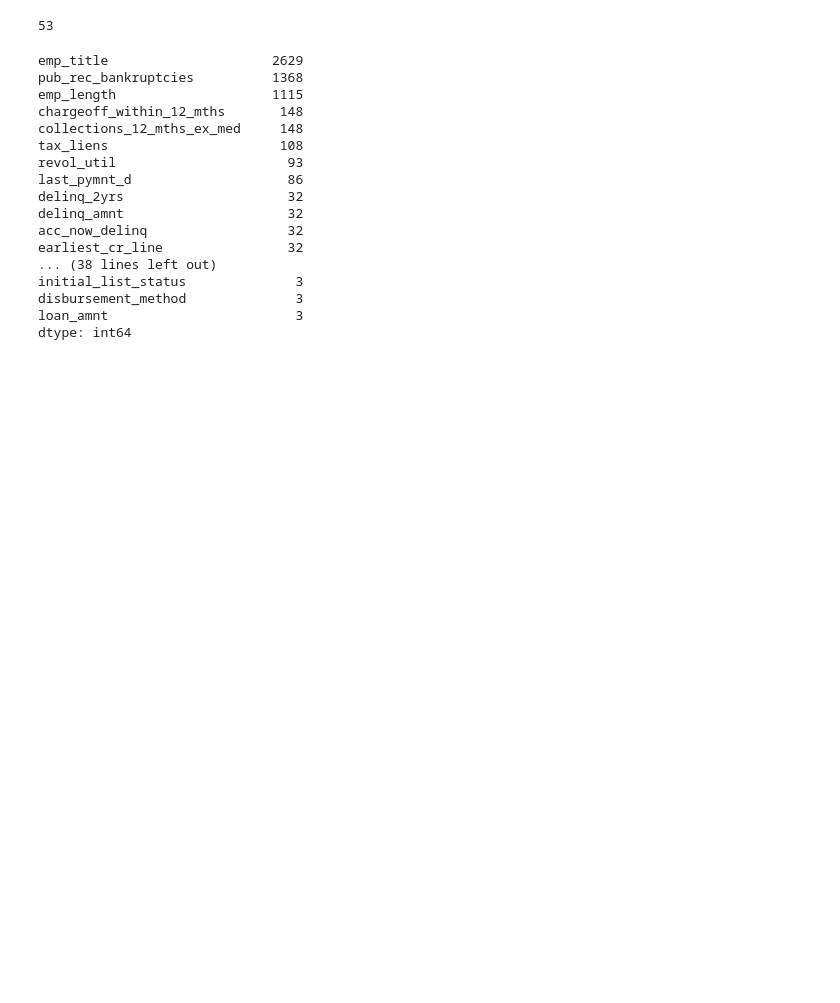
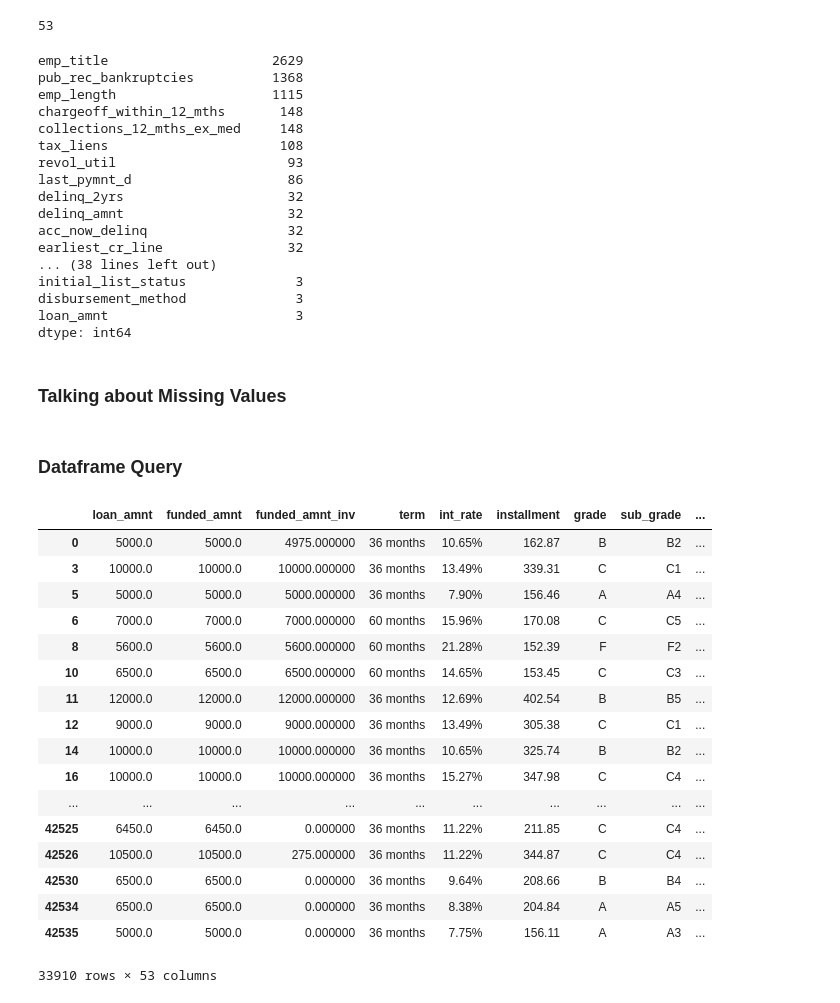
Before and after one commit to rahulvaish/MachineLearning-Python, a Jupyter notebook: UnderstandingDataCleaning.ipynb, the cells around one changed output. Saved outputs shown, nothing was run; the diff lists cells and outputs as text; code cells hidden in the pictures; blank space fills up the shorter version.

```diff
--- a/UnderstandingDataCleaning.ipynb
+++ b/UnderstandingDataCleaning.ipynb
@@ -2,7 +2,7 @@
 import numpy as np
 import pandas as pd
 # %%
-df = pd.read_csv('C:/Users/rvaish/Documents/Python Scripts/MachineLearningPython-DataCleaning/MachineLearningPython-DataCleaning/Loan/Loan.csv', skiprows=1, low_memory=False)
+df = pd.read_csv('C:/Users/Lenovo/Downloads/Data/Loan.csv', skiprows=1, low_memory=False)
 # %%
 print(df.columns)
 print(len(df.columns))
@@ -86,2 +86,27 @@ dtype: int64
+# %% [markdown]
+### Talking about Missing Values
 # %%
 df['funded_amnt'].fillna((df['funded_amnt'].mean()), inplace=True)
+# %% [markdown]
+### Dataframe Query
+# %%
+df[(df['installment'] > 150) & (df['funded_amnt'] > 3000)]
+# %% [output]
+|  | loan_amnt | funded_amnt | funded_amnt_inv | term | int_rate | installment | grade | sub_grade | ... |
+| 0 | 5000.0 | 5000.0 | 4975.000000 | 36 months | 10.65% | 162.87 | B | B2 | ... |
+| 3 | 10000.0 | 10000.0 | 10000.000000 | 36 months | 13.49% | 339.31 | C | C1 | ... |
+| 5 | 5000.0 | 5000.0 | 5000.000000 | 36 months | 7.90% | 156.46 | A | A4 | ... |
+| 6 | 7000.0 | 7000.0 | 7000.000000 | 60 months | 15.96% | 170.08 | C | C5 | ... |
+| 8 | 5600.0 | 5600.0 | 5600.000000 | 60 months | 21.28% | 152.39 | F | F2 | ... |
+| 10 | 6500.0 | 6500.0 | 6500.000000 | 60 months | 14.65% | 153.45 | C | C3 | ... |
+| 11 | 12000.0 | 12000.0 | 12000.000000 | 36 months | 12.69% | 402.54 | B | B5 | ... |
+| 12 | 9000.0 | 9000.0 | 9000.000000 | 36 months | 13.49% | 305.38 | C | C1 | ... |
+| 14 | 10000.0 | 10000.0 | 10000.000000 | 36 months | 10.65% | 325.74 | B | B2 | ... |
+| 16 | 10000.0 | 10000.0 | 10000.000000 | 36 months | 15.27% | 347.98 | C | C4 | ... |
+| ... | ... | ... | ... | ... | ... | ... | ... | ... | ... |
+| 42525 | 6450.0 | 6450.0 | 0.000000 | 36 months | 11.22% | 211.85 | C | C4 | ... |
+| 42526 | 10500.0 | 10500.0 | 275.000000 | 36 months | 11.22% | 344.87 | C | C4 | ... |
+| 42530 | 6500.0 | 6500.0 | 0.000000 | 36 months | 9.64% | 208.66 | B | B4 | ... |
+| 42534 | 6500.0 | 6500.0 | 0.000000 | 36 months | 8.38% | 204.84 | A | A5 | ... |
+| 42535 | 5000.0 | 5000.0 | 0.000000 | 36 months | 7.75% | 156.11 | A | A3 | ... |
+33910 rows × 53 columns
```
Also changed, not shown: parts of 6 cells of this notebook.
